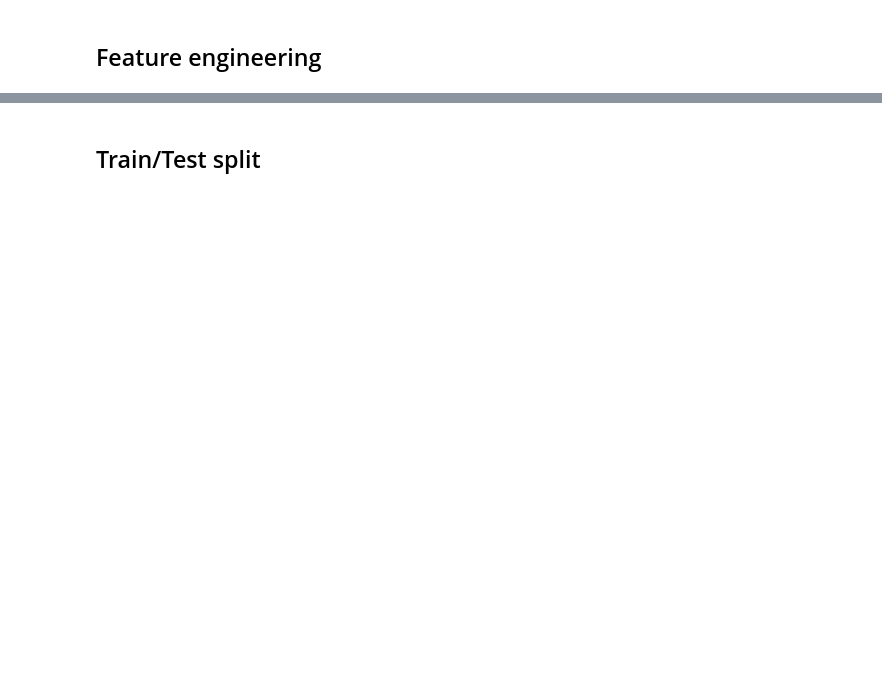
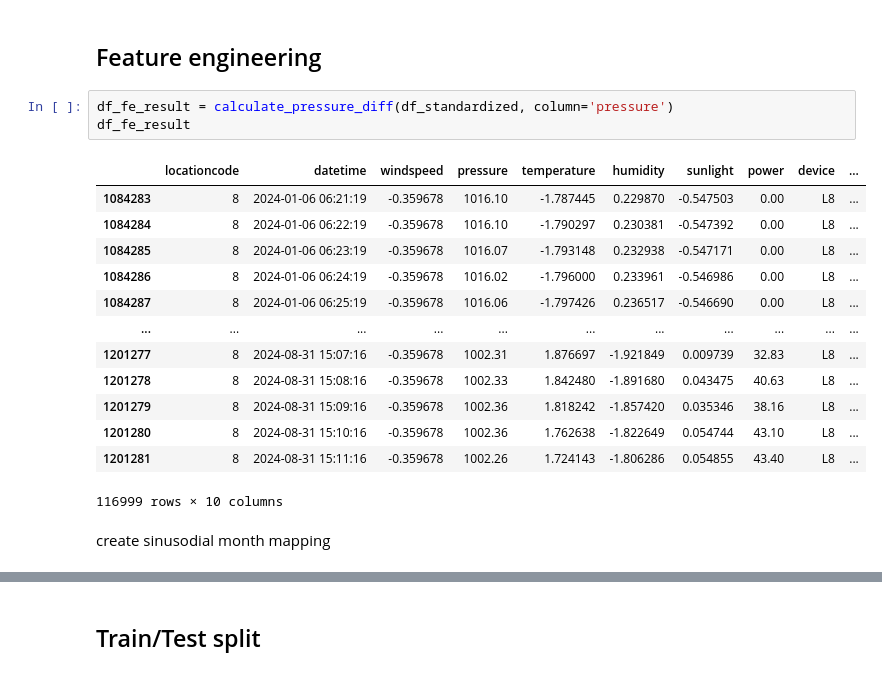
Before and after one commit to chiseanchang0727/aicup-predict-energy-generation, a Jupyter notebook: test_region/Predict_1_Sean.ipynb, the cells around one changed output, grey strips where cells are left out. Saved outputs shown, nothing was run; the diff lists cells and outputs as text; blank space fills up the shorter version.

```diff
--- a/test_region/Predict_1_Sean.ipynb
+++ b/test_region/Predict_1_Sean.ipynb
@@ -75,2 +52,21 @@ df_device
 # %% [markdown]
 ## Feature engineering
+# %%
+df_fe_result = calculate_pressure_diff(df_standardized, column='pressure')
+df_fe_result
+# %% [output]
+|  | locationcode | datetime | windspeed | pressure | temperature | humidity | sunlight | power | device | ... |
+| 1084283 | 8 | 2024-01-06 06:21:19 | -0.359678 | 1016.10 | -1.787445 | 0.229870 | -0.547503 | 0.00 | L8 | ... |
+| 1084284 | 8 | 2024-01-06 06:22:19 | -0.359678 | 1016.10 | -1.790297 | 0.230381 | -0.547392 | 0.00 | L8 | ... |
+| 1084285 | 8 | 2024-01-06 06:23:19 | -0.359678 | 1016.07 | -1.793148 | 0.232938 | -0.547171 | 0.00 | L8 | ... |
+| 1084286 | 8 | 2024-01-06 06:24:19 | -0.359678 | 1016.02 | -1.796000 | 0.233961 | -0.546986 | 0.00 | L8 | ... |
+| 1084287 | 8 | 2024-01-06 06:25:19 | -0.359678 | 1016.06 | -1.797426 | 0.236517 | -0.546690 | 0.00 | L8 | ... |
+| ... | ... | ... | ... | ... | ... | ... | ... | ... | ... | ... |
+| 1201277 | 8 | 2024-08-31 15:07:16 | -0.359678 | 1002.31 | 1.876697 | -1.921849 | 0.009739 | 32.83 | L8 | ... |
+| 1201278 | 8 | 2024-08-31 15:08:16 | -0.359678 | 1002.33 | 1.842480 | -1.891680 | 0.043475 | 40.63 | L8 | ... |
+| 1201279 | 8 | 2024-08-31 15:09:16 | -0.359678 | 1002.36 | 1.818242 | -1.857420 | 0.035346 | 38.16 | L8 | ... |
+| 1201280 | 8 | 2024-08-31 15:10:16 | -0.359678 | 1002.36 | 1.762638 | -1.822649 | 0.054744 | 43.10 | L8 | ... |
+| 1201281 | 8 | 2024-08-31 15:11:16 | -0.359678 | 1002.26 | 1.724143 | -1.806286 | 0.054855 | 43.40 | L8 | ... |
+116999 rows × 10 columns
+# %% [markdown]
+create sinusodial month mapping
```
Also changed, not shown: parts of 16 cells of this notebook, 1 other file.
